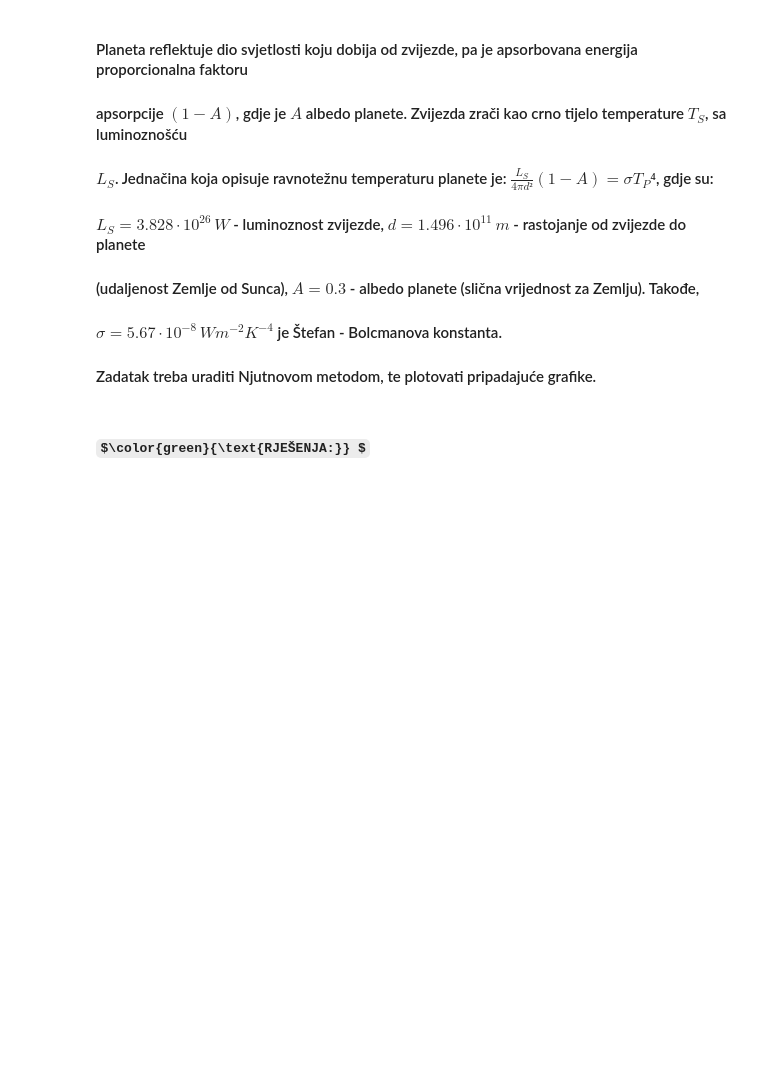
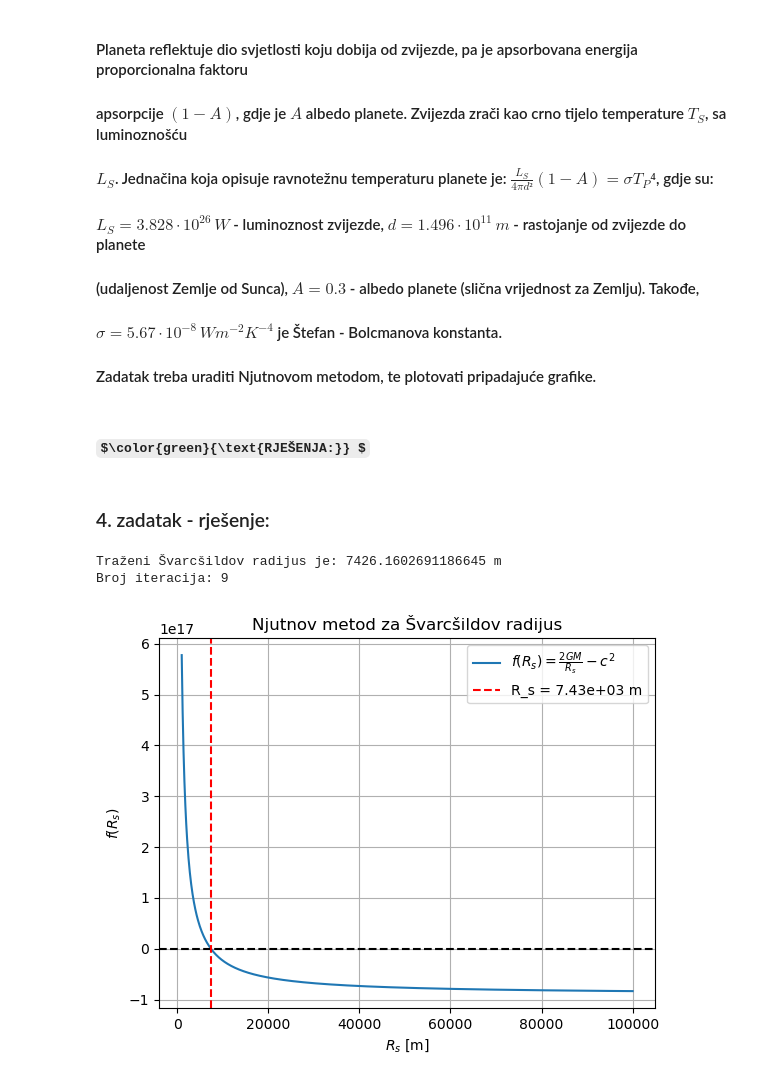
Before and after one commit to zorzeus/Numericke-metode-u-astronomiji, a Jupyter notebook: nma_01.ipynb, the cells around one changed output. Drawn from its saved outputs; the diff is of its cells as text; code cells hidden in the pictures; some formulas as TeX source; blank space fills up the shorter version.

```diff
--- a/nma_01.ipynb
+++ b/nma_01.ipynb
@@ -362,3 +362,55 @@ Broj iteracija je: 3
 #### Zadatak treba uraditi Njutnovom metodom, te plotovati pripadajuće grafike.
 # %% [markdown]
 ### $\color{green}{\text{RJEŠENJA:}} $
+# %% [markdown]
+### 4. zadatak - rješenje:
+# %%
+
+# Konstante
+G = 6.67430e-11  # Gravitaciona konstanta [m^3 kg^-1 s^-2]
+c = 299792458    # Brzina svjetlosti [m/s]
+M = 5e30         # Masa zvijezde [kg]
+
+# Definisanje funkcije f(R_s) i njenog izvoda
+def f_rs(R_s):
+    return 2 * G * M / R_s - c**2
+
+def f_rs_prime(R_s):
+    return -2 * G * M / R_s**2
+
+# Parametri za Njutnov metod
+tacnost = 1e-10  # Tolerancija greške
+R_s = 1e3        # Početna vrijednost za R_s [m] (pogađanje)
+epsilon = 1e12   # Početna greška
+broj_iteracija = 0
+max_iteracija = 1000  # Maksimalni broj iteracija
+
+# Njutnov metod
+while np.abs(epsilon) > tacnost and broj_iteracija < max_iteracija:
+    broj_iteracija += 1
+    f_value = f_rs(R_s)
+    f_prime_value = f_rs_prime(R_s)
+    epsilon = f_value / f_prime_value
+    R_s = R_s - epsilon
+
+# Prikaz rezultata
+print(f"Traženi Švarcšildov radijus je: {R_s} m")
+print(f"Broj iteracija: {broj_iteracija}")
+
+# Plotovanje funkcije f(R_s)
+R_values = np.linspace(1e3, 1e5, 1000)
+f_values = f_rs(R_values)
+
+plt.plot(R_values, f_values, label=r'$f(R_s) = \frac{2GM}{R_s} - c^2$')
+plt.axhline(0, color='black', linestyle='--')
+plt.axvline(R_s, color='red', linestyle='--', label=f'R_s = {R_s:.2e} m')
+plt.xlabel(r'$R_s$ [m]')
+plt.ylabel(r'$f(R_s)$')
+plt.title('Njutnov metod za Švarcšildov radijus')
+plt.legend()
+plt.grid(True)
+plt.show()
+# %% [output]
+Traženi Švarcšildov radijus je: 7426.1602691186645 m
+Broj iteracija: 9
+[figure, added]
```
Also changed, not shown: parts of 2 cells of this notebook, 5 other files.
